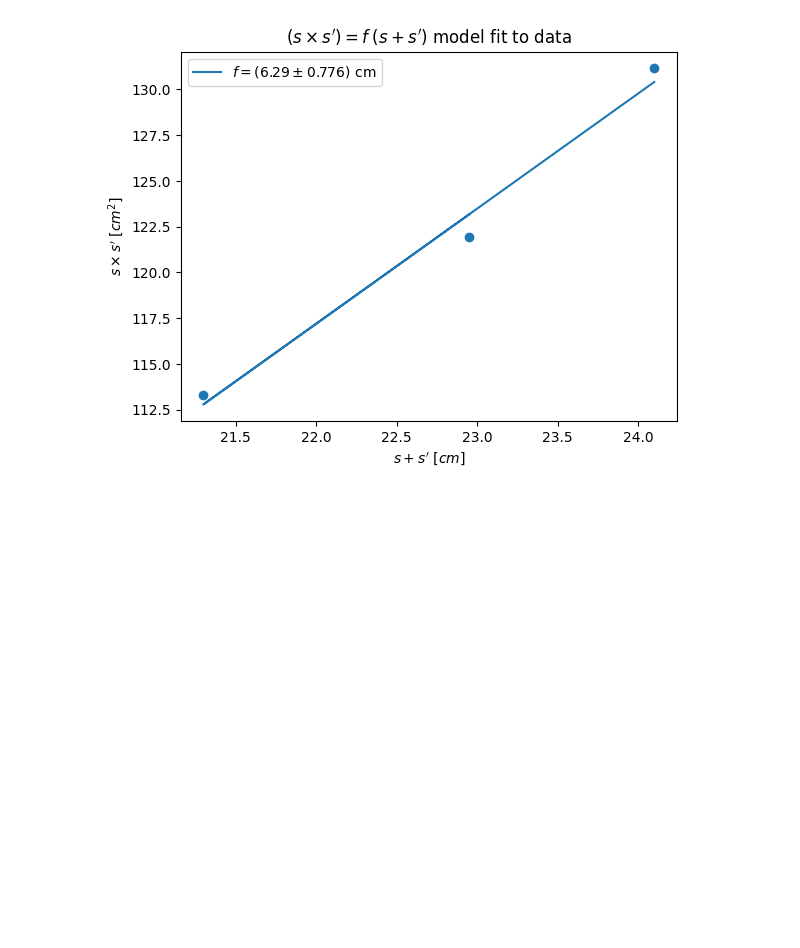
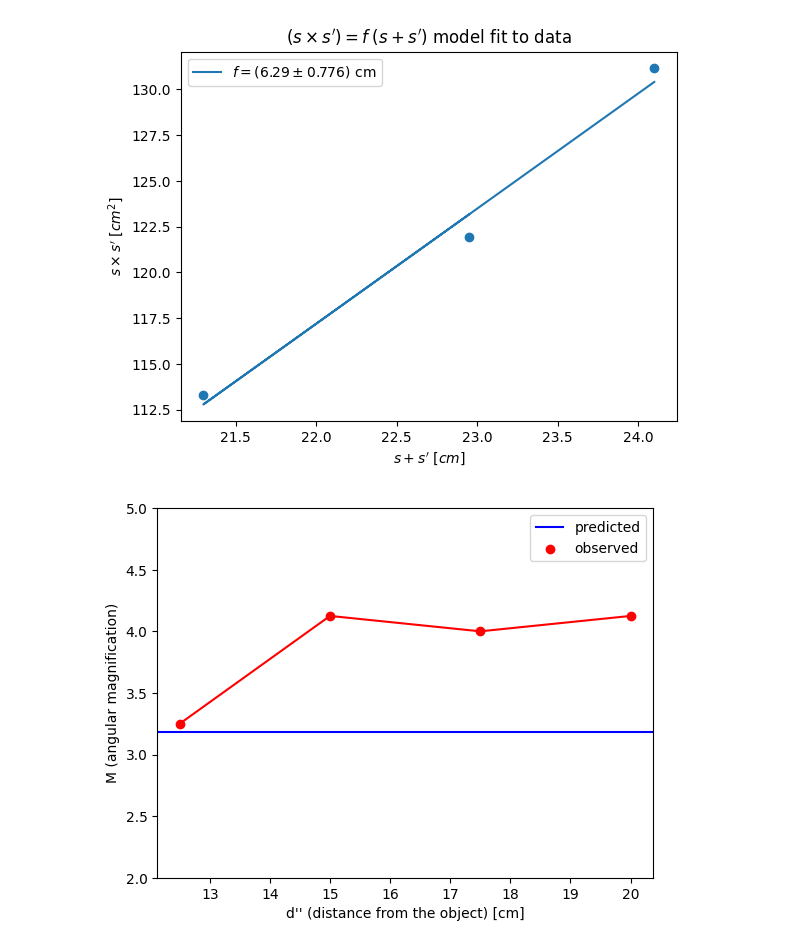
Before and after one commit to RY0no0t0/PHYS125, a Jupyter notebook: Lab/Lab7/lab7.ipynb, the cells around one changed output. Drawn from its saved outputs; the diff is of its cells as text; code cells hidden in the pictures; blank space fills up the shorter version.

Commit message:
Made figures for postlab

```diff
--- a/Lab/Lab7/lab7.ipynb
+++ b/Lab/Lab7/lab7.ipynb
@@ -28,3 +28,22 @@ plt.ylabel(r"$s \times s'$ [$cm^2$]")
 plt.show()
 # %% [output]
 [figure]
+# %%
+f = 6.29
+d = 20.
+s = 1.8
+p = 8
+s1 = 1/(1/f-1/s)
+# %%
+d11 = [12.5, 15., 17.5, 20.]
+p1 = np.array([26., 33., 32., 33.])
+plt.axhline(y = d/f, c="b", label="predicted")
+plt.scatter(d11, p1/p, c="r", label="observed")
+plt.plot(d11, p1/p, c="r")
+plt.ylim((2.0, 5.0))
+plt.xlabel("d'' (distance from the object) [cm]")
+plt.ylabel("M (angular magnification)")
+plt.legend()
+plt.show()
+# %% [output]
+[figure, added]
```
Also changed, not shown: parts of 2 cells of this notebook.
